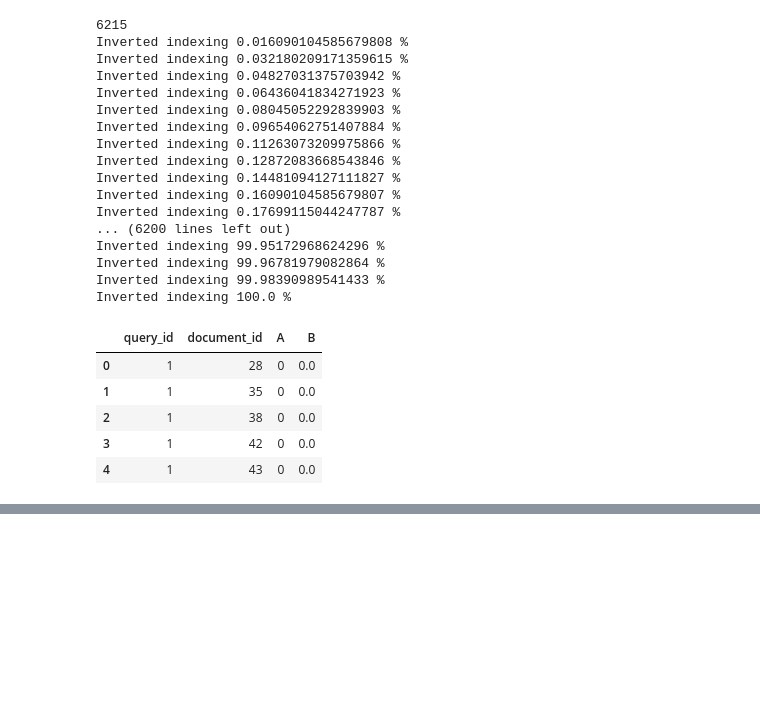
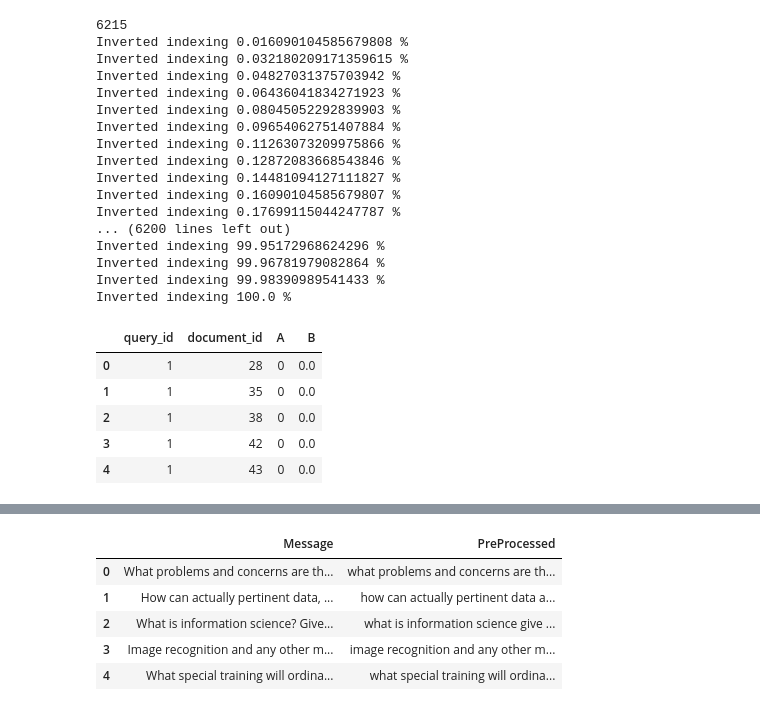
Before and after one commit to msadeqsirjani/SYSYS, a Jupyter notebook: src/app.ipynb, the cells around one changed output, grey strips where cells are left out. Drawn from its saved outputs; the diff is of its cells as text; code cells hidden in the pictures; blank space fills up the shorter version.

```diff
--- a/src/app.ipynb
+++ b/src/app.ipynb
@@ -135,7 +137,7 @@ def preprocess_pipeline(
     if stemmer_flag:
         df['PreProcessed'] = df['PreProcessed'].apply(lambda x: stemming(x))
 
-    return data_frame
+    return df
 # %%
 preprocess_pipeline(df=data_frame,
                     tokenize_flag=True,
@@ -273,0 +269,20 @@ queries
+# %%
+def get_query_terms(query):
+    query_frame = pd.DataFrame(list(query), columns=['Message'])
+    return preprocess_pipeline(df=query_frame,
+                    tokenize_flag=True,
+                    remove_punctuations_flag=True,
+                    remove_small_words_flag=False,
+                    remove_stop_words_flag=False,
+                    lemmatize_flag=True,
+                    stemmer_flag=True)
+
+clean_queries = get_query_terms(queries['Abstract'])
+clean_queries.head()
+# %% [output]
+|  | Message | PreProcessed |
+| 0 | What problems and concerns are th... | what problems and concerns are th... |
+| 1 | How can actually pertinent data, ... | how can actually pertinent data a... |
+| 2 | What is information science? Give... | what is information science give ... |
+| 3 | Image recognition and any other m... | image recognition and any other m... |
+| 4 | What special training will ordina... | what special training will ordina... |
```
Also changed, not shown: parts of 4 cells of this notebook, 1 other file.
